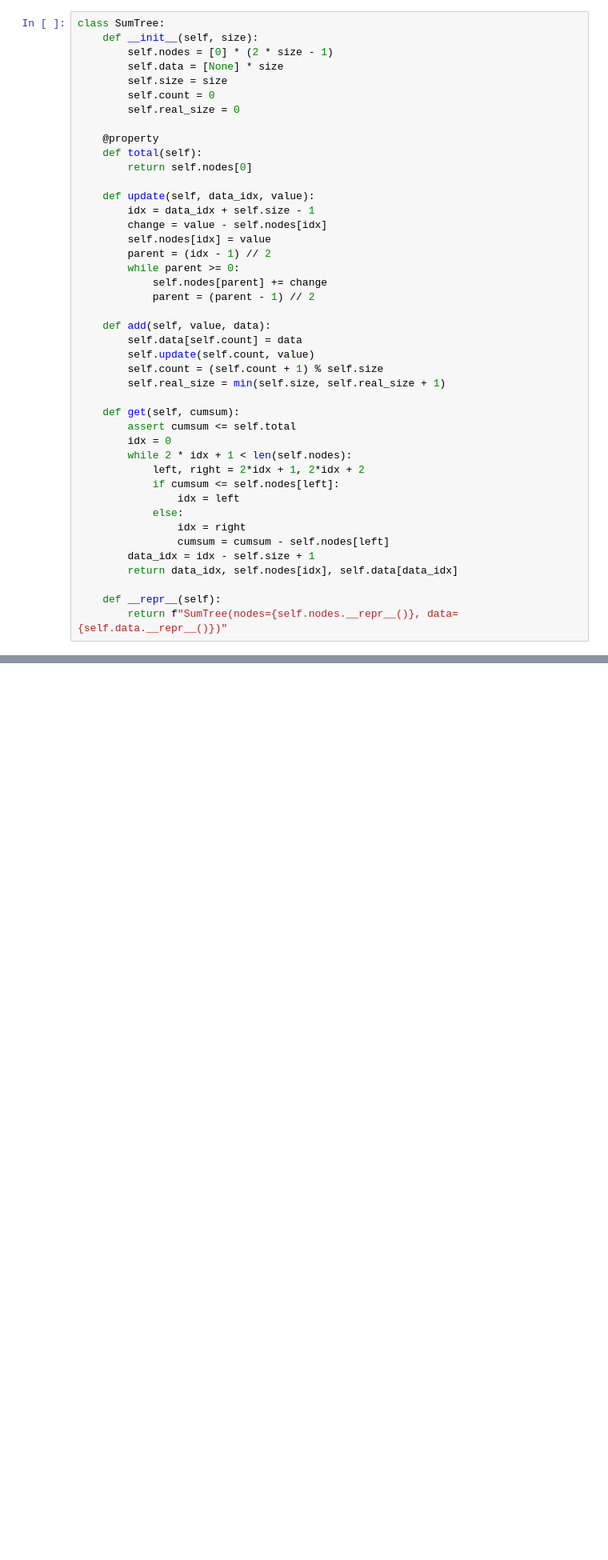
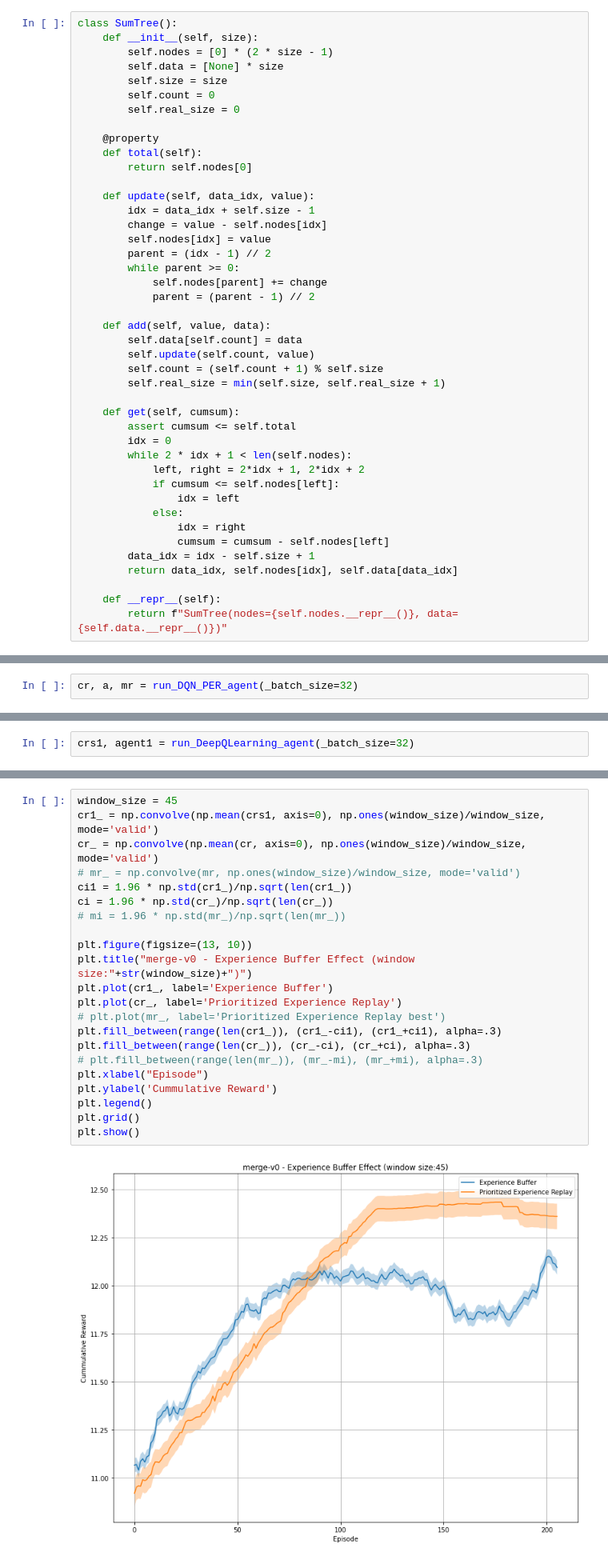
Before and after one commit to mohammadsaadati80/Highway-DQN, a Jupyter notebook: IL_HW5.ipynb, the cells around one changed output, grey strips where cells are left out. Shown at 80% size. Cells and saved outputs as stored; diff of their text form; blank space fills up the shorter version.

```diff
--- a/IL_HW5.ipynb
+++ b/IL_HW5.ipynb
@@ -852,5 +852,5 @@ plt.legend()
 # %%
-class SumTree:
+class SumTree():
     def __init__(self, size):
         self.nodes = [0] * (2 * size - 1)
         self.data = [None] * size
@@ -1286,0 +1069,2 @@ plt.savefig(f"{config['train']['env_name']}.jpg", dpi=200, bbox_inches='tight')
+# %%
+cr, a, mr = run_DQN_PER_agent(_batch_size=32)
@@ -1286,0 +1089,2 @@ plt.savefig(f"{config['train']['env_name']}.jpg", dpi=200, bbox_inches='tight')
+# %%
+crs1, agent1 = run_DeepQLearning_agent(_batch_size=32)
@@ -1286,0 +1109,24 @@ plt.savefig(f"{config['train']['env_name']}.jpg", dpi=200, bbox_inches='tight')
+# %%
+window_size = 45
+cr1_ = np.convolve(np.mean(crs1, axis=0), np.ones(window_size)/window_size, mode='valid')
+cr_ = np.convolve(np.mean(cr, axis=0), np.ones(window_size)/window_size, mode='valid')
+# mr_ = np.convolve(mr, np.ones(window_size)/window_size, mode='valid')
+ci1 = 1.96 * np.std(cr1_)/np.sqrt(len(cr1_))
+ci = 1.96 * np.std(cr_)/np.sqrt(len(cr_))
+# mi = 1.96 * np.std(mr_)/np.sqrt(len(mr_))
+
+plt.figure(figsize=(13, 10))
+plt.title("merge-v0 - Experience Buffer Effect (window size:"+str(window_size)+")")
+plt.plot(cr1_, label='Experience Buffer')
+plt.plot(cr_, label='Prioritized Experience Replay')
+# plt.plot(mr_, label='Prioritized Experience Replay best')
+plt.fill_between(range(len(cr1_)), (cr1_-ci1), (cr1_+ci1), alpha=.3)
+plt.fill_between(range(len(cr_)), (cr_-ci), (cr_+ci), alpha=.3)
+# plt.fill_between(range(len(mr_)), (mr_-mi), (mr_+mi), alpha=.3)
+plt.xlabel("Episode")
+plt.ylabel('Cummulative Reward')
+plt.legend()
+plt.grid()
+plt.show()
+# %% [output]
+[figure, added]
```
Also changed, not shown: parts of 27 cells of this notebook, 2 other files.
